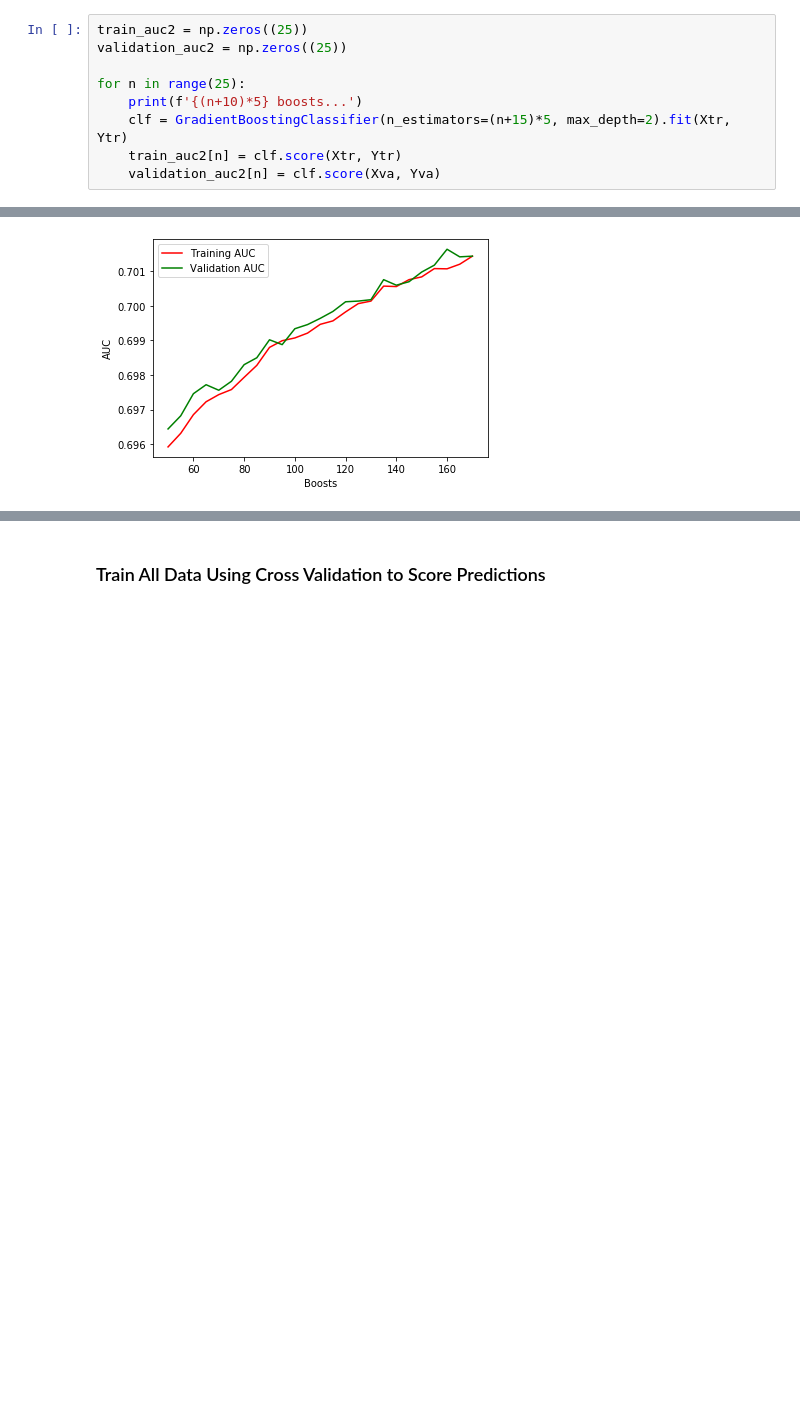
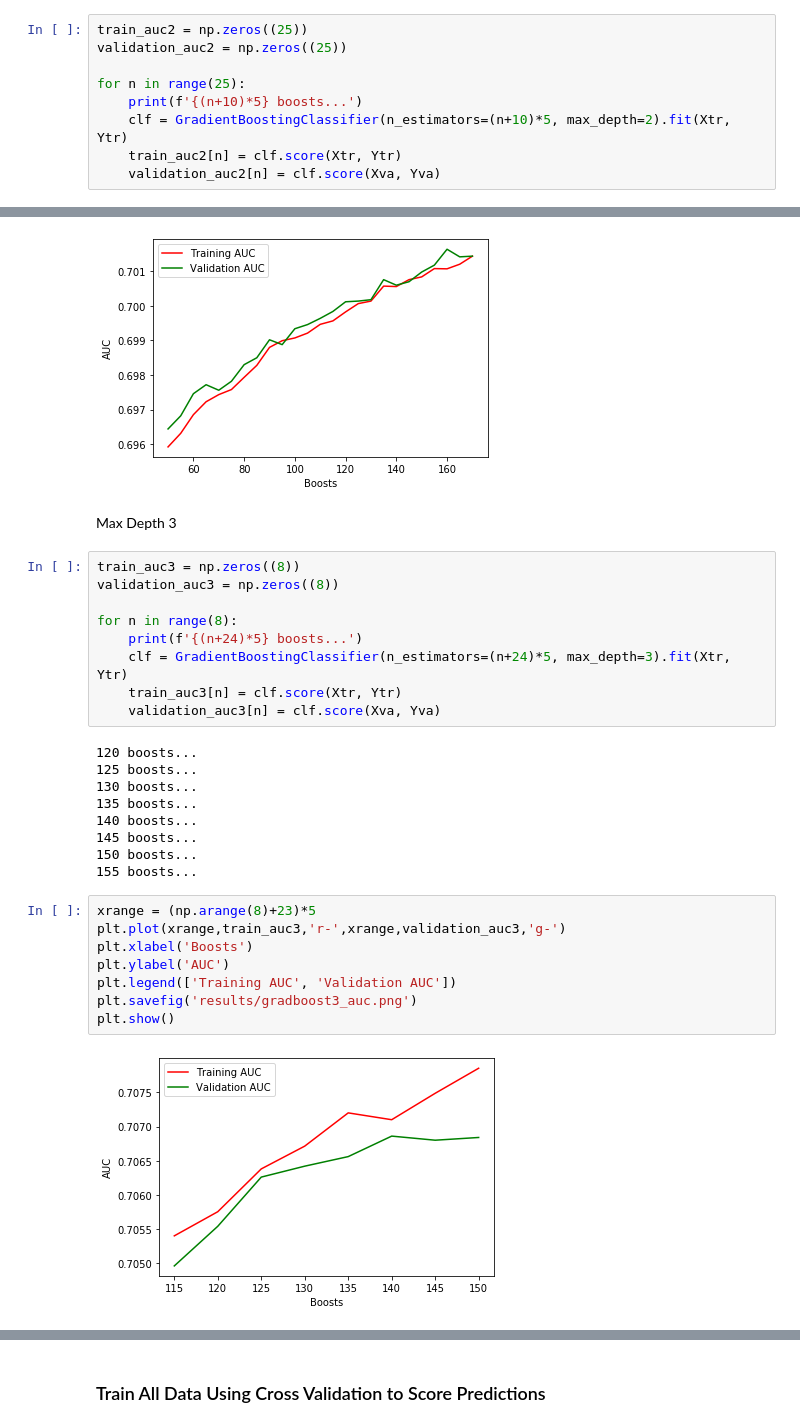
Before and after one commit to nluong1021/cs178-ML, a Jupyter notebook: Boosted Tree.ipynb, the cells around one changed output, grey strips where cells are left out. Drawn from its saved outputs; the diff is of its cells as text; blank space fills up the shorter version.

Commit message:
added more training results on Gradient Boost dtree with depth 3

```diff
--- a/Boosted Tree.ipynb
+++ b/Boosted Tree.ipynb
@@ -409,7 +409,7 @@ validation_auc2 = np.zeros((25))
 
 for n in range(25):
     print(f'{(n+10)*5} boosts...')
-    clf = GradientBoostingClassifier(n_estimators=(n+15)*5, max_depth=2).fit(Xtr, Ytr)
+    clf = GradientBoostingClassifier(n_estimators=(n+10)*5, max_depth=2).fit(Xtr, Ytr)
     train_auc2[n] = clf.score(Xtr, Ytr)
     validation_auc2[n] = clf.score(Xva, Yva)
 # %% [output]
@@ -440,3 +440,33 @@ plt.savefig('results/gradboost2_auc.png')
 plt.show()
 # %% [output]
 [figure]
+# %% [markdown]
+Max Depth 3
+# %%
+train_auc3 = np.zeros((8))
+validation_auc3 = np.zeros((8))
+
+for n in range(8):
+    print(f'{(n+24)*5} boosts...')
+    clf = GradientBoostingClassifier(n_estimators=(n+24)*5, max_depth=3).fit(Xtr, Ytr)
+    train_auc3[n] = clf.score(Xtr, Ytr)
+    validation_auc3[n] = clf.score(Xva, Yva)
+# %% [output]
+120 boosts...
+125 boosts...
+130 boosts...
+135 boosts...
+140 boosts...
+145 boosts...
+150 boosts...
+155 boosts...
+# %%
+xrange = (np.arange(8)+23)*5
+plt.plot(xrange,train_auc3,'r-',xrange,validation_auc3,'g-')
+plt.xlabel('Boosts')
+plt.ylabel('AUC')
+plt.legend(['Training AUC', 'Validation AUC'])
+plt.savefig('results/gradboost3_auc.png')
+plt.show()
+# %% [output]
+[figure, added]
```
Also changed, not shown: parts of 1 cell of this notebook.
